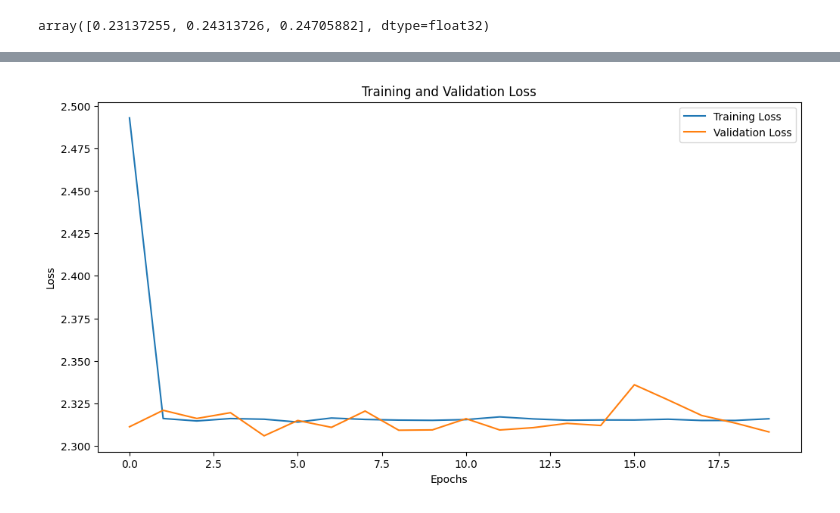
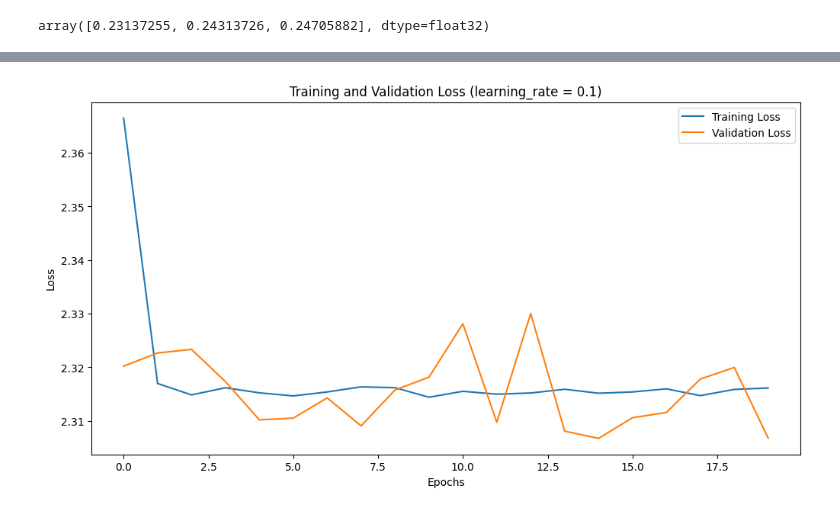
Before and after one commit to chamodAchintha/CNN-image-classification, a Jupyter notebook: CNN.ipynb, the cells around one changed output, grey strips where cells are left out. Drawn from its saved outputs; the diff is of its cells as text; code cells hidden in the pictures.

```diff
--- a/CNN.ipynb
+++ b/CNN.ipynb
@@ -108,7 +272,8 @@ cnn_model.add(layers.Dense(10, activation='softmax'))
 learning_rate = 0.1
 optimizer = Adam(learning_rate=learning_rate)
 cnn_model.compile(optimizer=optimizer,
-                  loss='sparse_categorical_crossentropy')
+                  loss='sparse_categorical_crossentropy',
+                  metrics=['accuracy'])
 
 # Train the model for 20 epochs
 num_epochs = 20
@@ -124,7 +289,7 @@ plt.plot(history.history['val_loss'], label='Validation Loss')
 plt.xlabel('Epochs')
 plt.ylabel('Loss')
 plt.legend()
-plt.title('Training and Validation Loss')
+plt.title('Training and Validation Loss (learning_rate = 0.1)')
 plt.show()
 # %% [output]
 Epoch 1/20
@@ -147 +312 @@ Epoch 20/20
-[figure, old version]
+[figure, new version]
```
Also changed, not shown: parts of 8 cells of this notebook.
